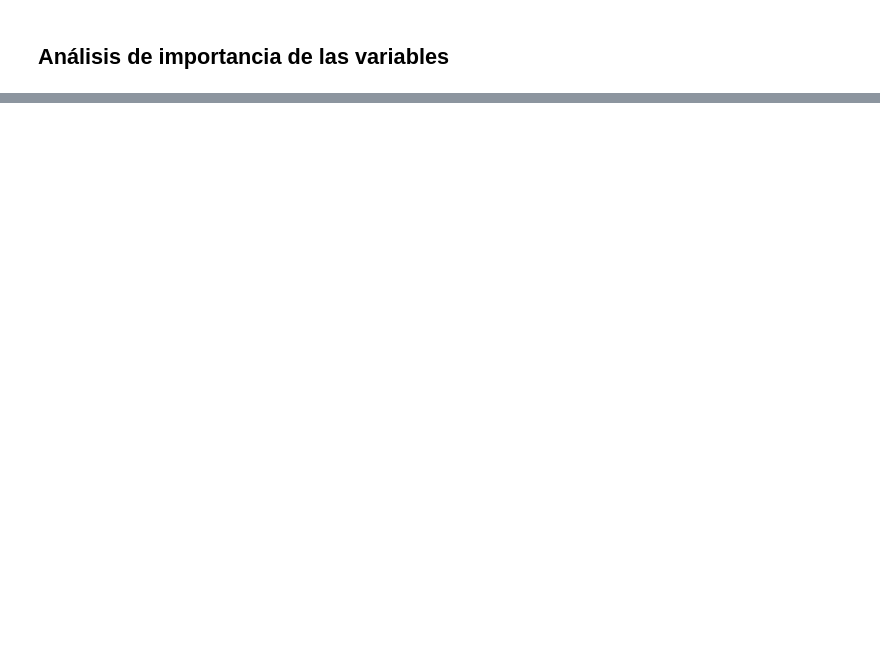
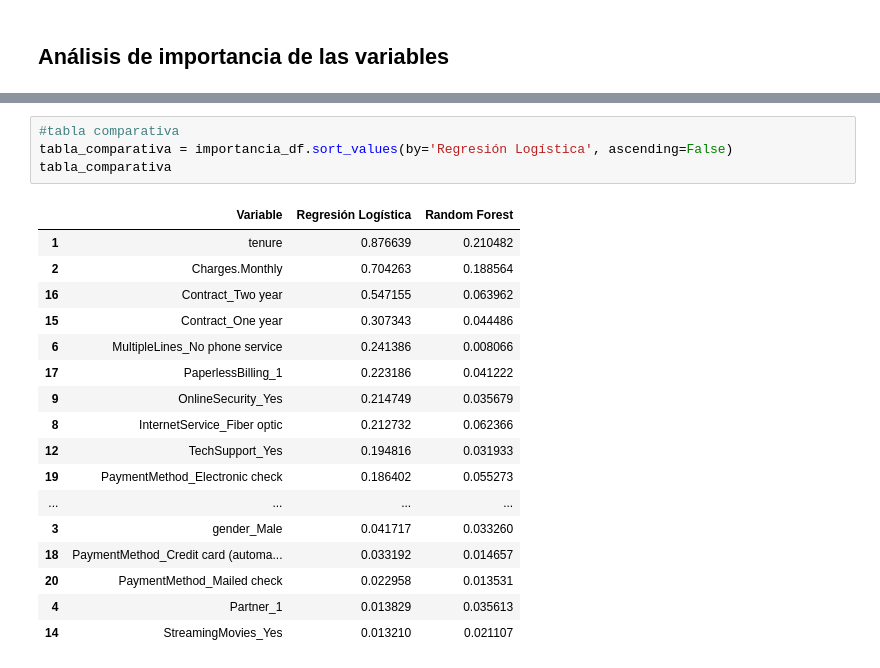
Before and after one commit to SilvanaCicchitti/TelecomX-parte2, a Jupyter notebook: TelecomX_version2.ipynb, the cells around one changed output, grey strips where cells are left out. Drawn from its saved outputs; the diff is of its cells as text; blank space fills up the shorter version.

```diff
--- a/TelecomX_version2.ipynb
+++ b/TelecomX_version2.ipynb
@@ -532,0 +508,22 @@ Passing `palette` without assigning `hue` is deprecated and will be removed in v
+# %%
+#tabla comparativa
+tabla_comparativa = importancia_df.sort_values(by='Regresión Logística', ascending=False)
+tabla_comparativa
+# %% [output]
+|  | Variable | Regresión Logística | Random Forest |
+| 1 | tenure | 0.876639 | 0.210482 |
+| 2 | Charges.Monthly | 0.704263 | 0.188564 |
+| 16 | Contract_Two year | 0.547155 | 0.063962 |
+| 15 | Contract_One year | 0.307343 | 0.044486 |
+| 6 | MultipleLines_No phone service | 0.241386 | 0.008066 |
+| 17 | PaperlessBilling_1 | 0.223186 | 0.041222 |
+| 9 | OnlineSecurity_Yes | 0.214749 | 0.035679 |
+| 8 | InternetService_Fiber optic | 0.212732 | 0.062366 |
+| 12 | TechSupport_Yes | 0.194816 | 0.031933 |
+| 19 | PaymentMethod_Electronic check | 0.186402 | 0.055273 |
+| ... | ... | ... | ... |
+| 3 | gender_Male | 0.041717 | 0.033260 |
+| 18 | PaymentMethod_Credit card (automa... | 0.033192 | 0.014657 |
+| 20 | PaymentMethod_Mailed check | 0.022958 | 0.013531 |
+| 4 | Partner_1 | 0.013829 | 0.035613 |
+| 14 | StreamingMovies_Yes | 0.013210 | 0.021107 |
```
Also changed, not shown: parts of 24 cells of this notebook.
